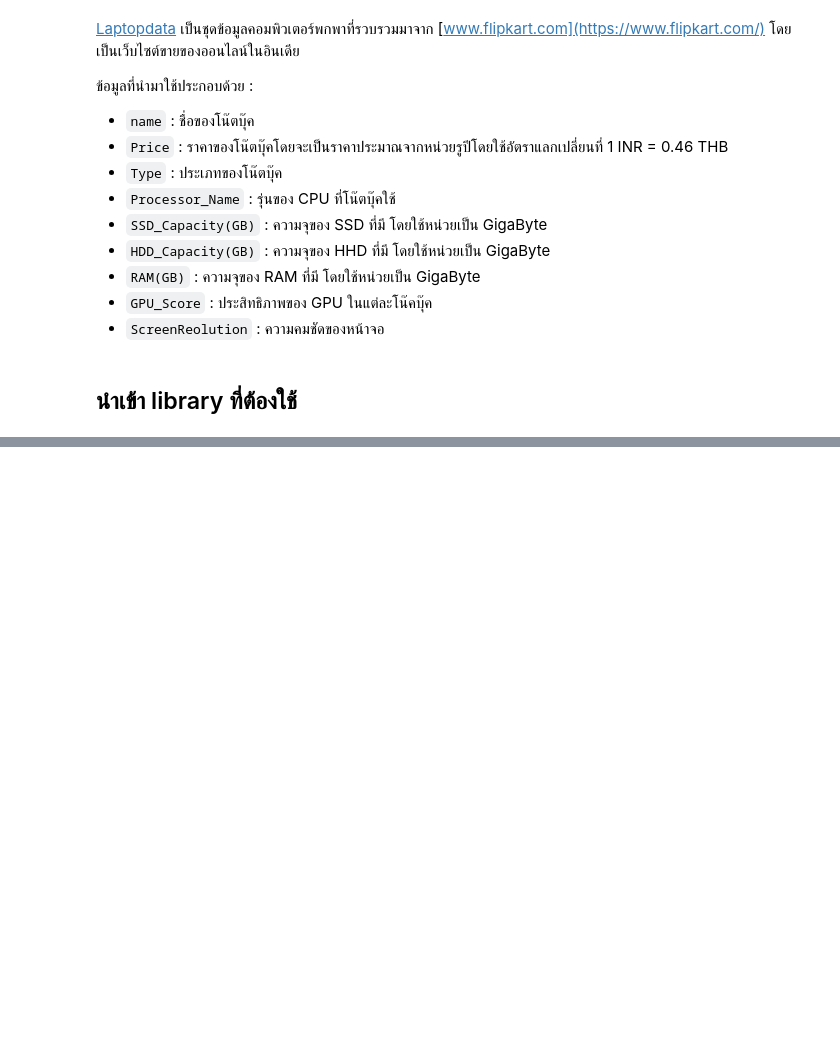
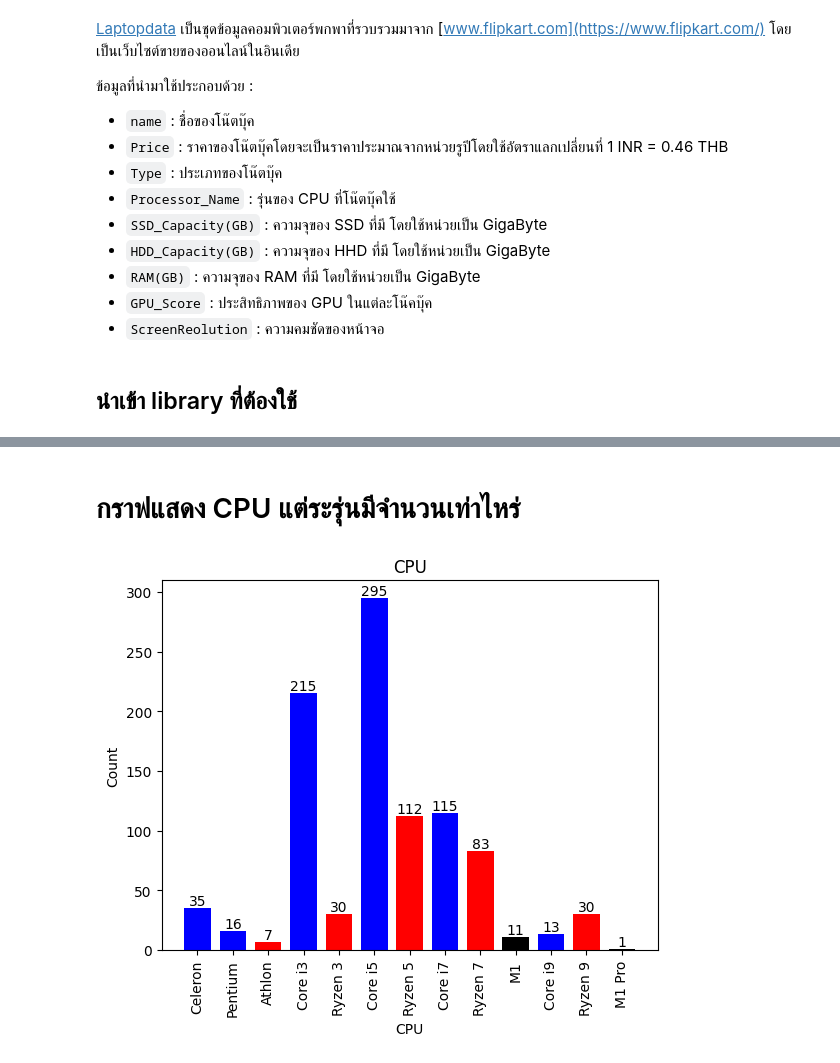
Before and after one commit to DaoRungphailin/Project_Which_Laptop_Should_I_Pick, a Jupyter notebook: Laptop_Recommend(1).ipynb, the cells around one changed output, grey strips where cells are left out. Saved outputs shown, nothing was run; the diff lists cells and outputs as text; code cells hidden in the pictures; blank space fills up the shorter version.

```diff
--- a/Laptop_Recommend(1).ipynb
+++ b/Laptop_Recommend(1).ipynb
@@ -33,0 +106,13 @@ df.info
+# %% [markdown]
+# กราฟแสดง CPU แต่ระรุ่นมีจำนวนเท่าไหร่
+# %%
+processor_name=['Celeron','Pentium','Athlon','Core i3','Ryzen 3','Core i5','Ryzen 5','Core i7','Ryzen 7','M1','Core i9','Ryzen 9','M1 Pro']
+barplot = plt.bar(processor_name, processor_count,width=0.75,color = ['blue','blue','red','blue','red','blue','red','blue','red','black','blue','red','black'])
+plt.bar_label(barplot,labels=processor_count,label_type='edge')
+plt.title("CPU")
+plt.xlabel('CPU')
+plt.ylabel('Count')
+plt.xticks(rotation=90)
+plt.show()
+# %% [output]
+[figure, added]
```
Also changed, not shown: parts of 9 cells of this notebook.
